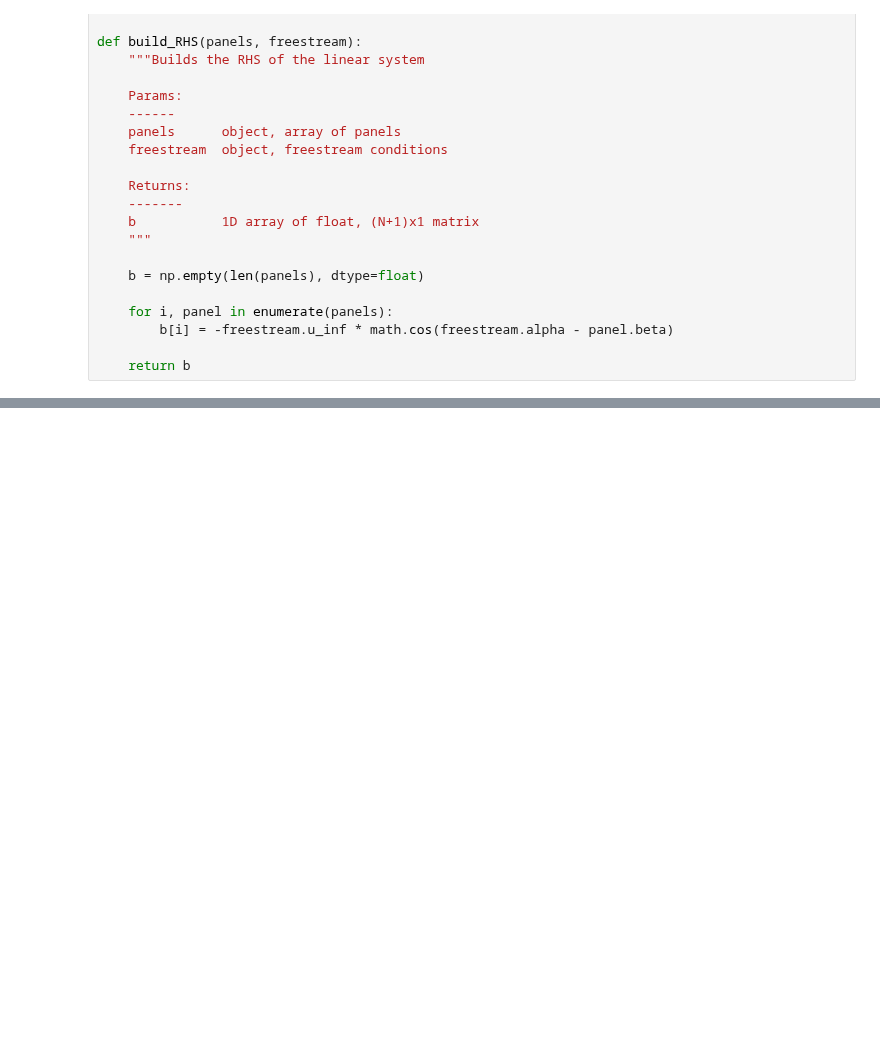
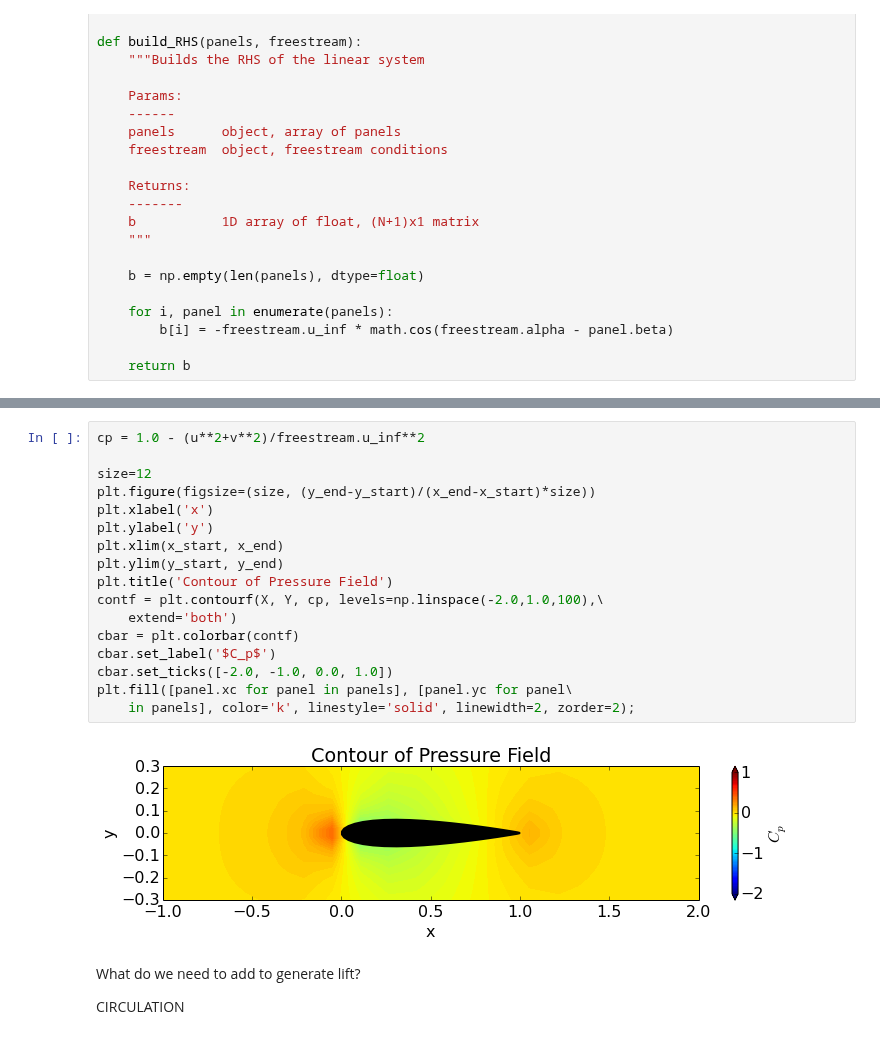
Before and after one commit to cbell14/Aero_Hydro, a Jupyter notebook: 10_Source_Panel_Method.ipynb, the cells around one changed output, grey strips where cells are left out. Saved outputs shown, nothing was run; the diff lists cells and outputs as text; blank space fills up the shorter version.

```diff
--- a/10_Source_Panel_Method.ipynb
+++ b/10_Source_Panel_Method.ipynb
@@ -208,0 +353,23 @@ def build_RHS(panels, freestream):
+# %%
+cp = 1.0 - (u**2+v**2)/freestream.u_inf**2
+
+size=12
+plt.figure(figsize=(size, (y_end-y_start)/(x_end-x_start)*size))
+plt.xlabel('x')
+plt.ylabel('y')
+plt.xlim(x_start, x_end)
+plt.ylim(y_start, y_end)
+plt.title('Contour of Pressure Field')
+contf = plt.contourf(X, Y, cp, levels=np.linspace(-2.0,1.0,100),\
+    extend='both')
+cbar = plt.colorbar(contf)
+cbar.set_label('$C_p$')
+cbar.set_ticks([-2.0, -1.0, 0.0, 1.0])
+plt.fill([panel.xc for panel in panels], [panel.yc for panel\
+    in panels], color='k', linestyle='solid', linewidth=2, zorder=2);
+# %% [output]
+[figure, added]
+# %% [markdown]
+What do we need to add to generate lift?
+
+CIRCULATION
```
Also changed, not shown: parts of 10 cells of this notebook.
